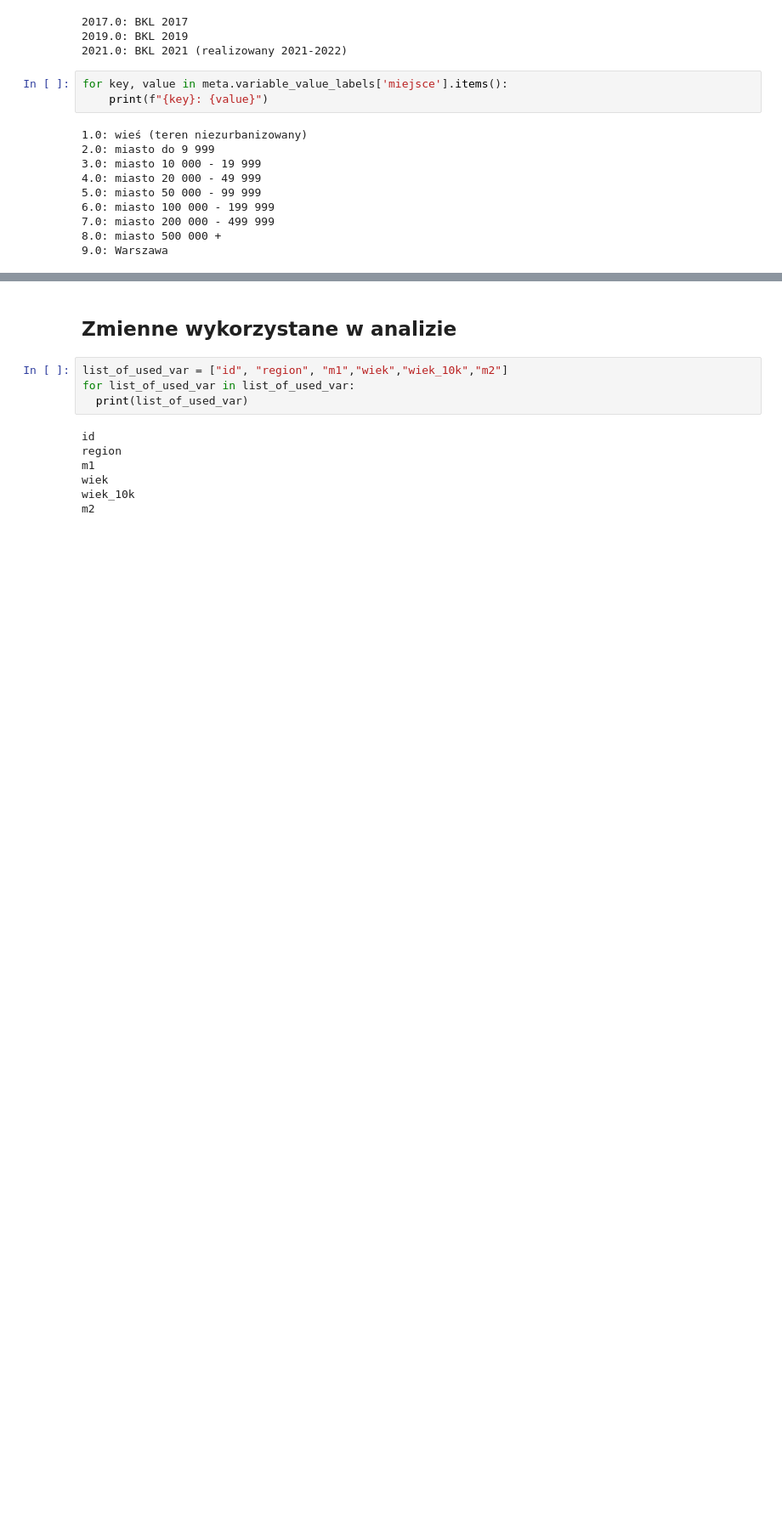
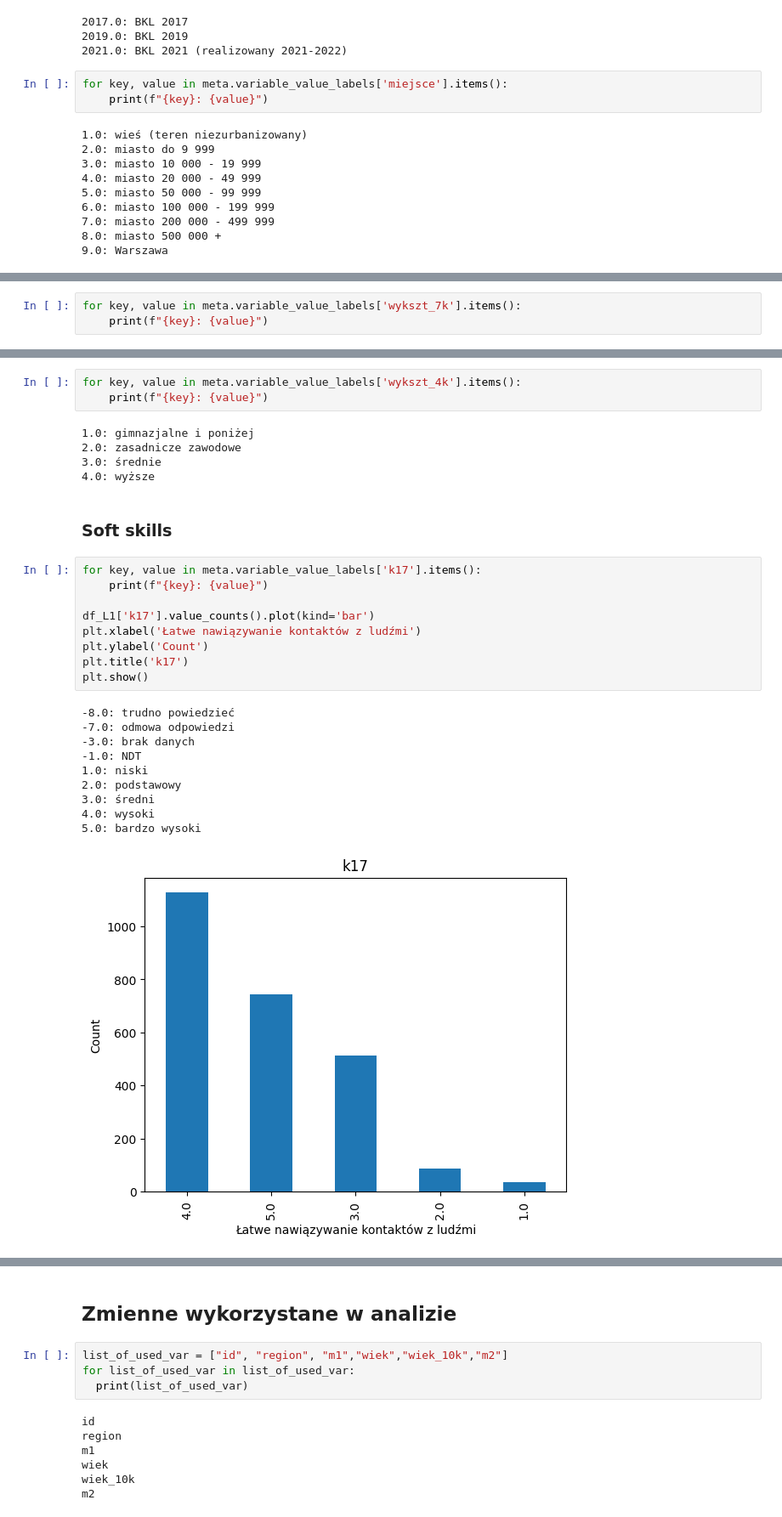
Before and after one commit to HelloSwiat/AGH_Analiza_Danych, a Jupyter notebook: Praca_zaliczeniowa_Analiza_Danych_w_Biznesie.ipynb, the cells around one changed output, grey strips where cells are left out. Shown at 85% size. Drawn from its saved outputs; the diff is of its cells as text; blank space fills up the shorter version.

```diff
--- a/Praca_zaliczeniowa_Analiza_Danych_w_Biznesie.ipynb
+++ b/Praca_zaliczeniowa_Analiza_Danych_w_Biznesie.ipynb
@@ -151,0 +199,3 @@ for key, value in meta.variable_value_labels['miejsce'].items():
+# %%
+for key, value in meta.variable_value_labels['wykszt_7k'].items():
+    print(f"{key}: {value}")
@@ -151,0 +210,30 @@ for key, value in meta.variable_value_labels['miejsce'].items():
+# %%
+for key, value in meta.variable_value_labels['wykszt_4k'].items():
+    print(f"{key}: {value}")
+# %% [output]
+1.0: gimnazjalne i poniżej
+2.0: zasadnicze zawodowe
+3.0: średnie
+4.0: wyższe
+# %% [markdown]
+### Soft skills
+# %%
+for key, value in meta.variable_value_labels['k17'].items():
+    print(f"{key}: {value}")
+
+df_L1['k17'].value_counts().plot(kind='bar')
+plt.xlabel('Łatwe nawiązywanie kontaktów z ludźmi')
+plt.ylabel('Count')
+plt.title('k17')
+plt.show()
+# %% [output]
+-8.0: trudno powiedzieć
+-7.0: odmowa odpowiedzi
+-3.0: brak danych
+-1.0: NDT
+1.0: niski
+2.0: podstawowy
+3.0: średni
+4.0: wysoki
+5.0: bardzo wysoki
+[figure, added]
```
Also changed, not shown: parts of 49 cells of this notebook.
